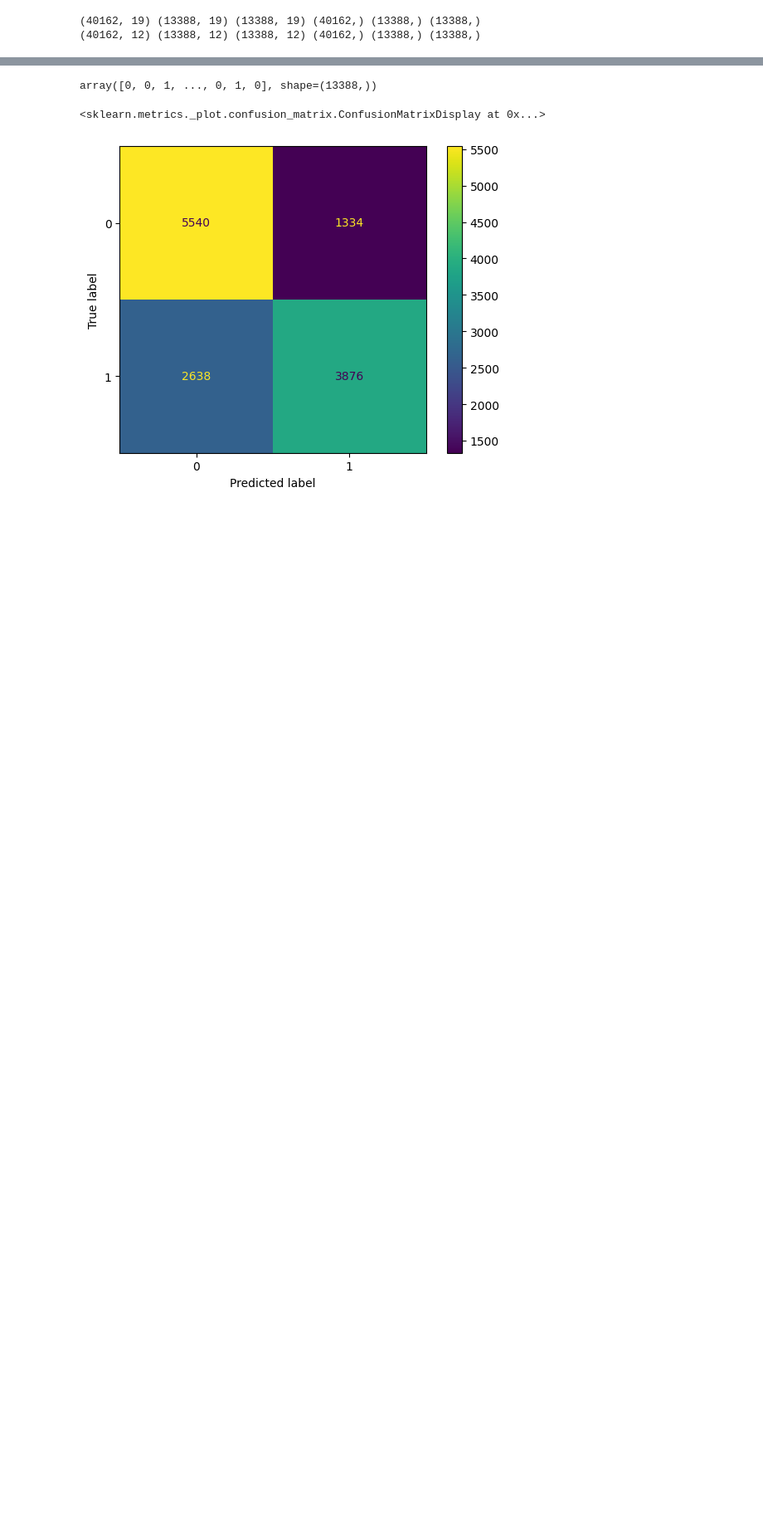
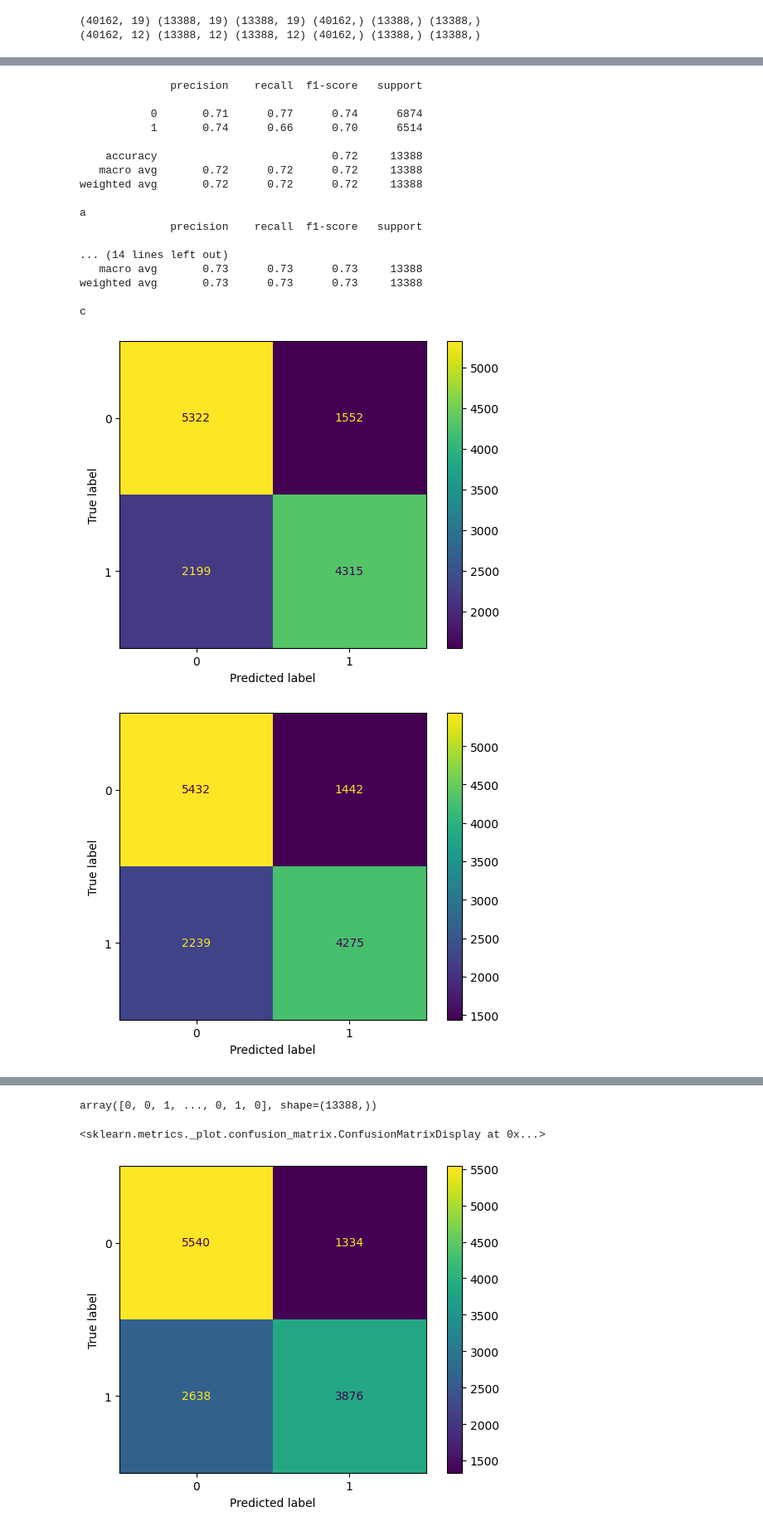
Before and after one commit to bearwinterfirth/medical, a Jupyter notebook: disease_prediction_6.ipynb, the cells around one changed output, grey strips where cells are left out. Shown at 83% size. Drawn from its saved outputs; the diff is of its cells as text; code cells hidden in the pictures; blank space fills up the shorter version.

```diff
--- a/disease_prediction_6.ipynb
+++ b/disease_prediction_6.ipynb
@@ -88,0 +140,27 @@ GridSearchCV(estimator=Pipeline(steps=[('scaler', MinMaxScaler()),
+# %%
+Conf_Matr_Disp(g, snX2_val, y2_val)
+print("a")
+Conf_Matr_Disp(i, snX2_val, y2_val)
+print("b")
+Conf_Matr_Disp(k, snX2_val, y2_val)
+print("c")
+# %% [output]
+              precision    recall  f1-score   support
+
+           0       0.71      0.77      0.74      6874
+           1       0.74      0.66      0.70      6514
+
+    accuracy                           0.72     13388
+   macro avg       0.72      0.72      0.72     13388
+weighted avg       0.72      0.72      0.72     13388
+
+a
+              precision    recall  f1-score   support
+
+... (14 lines left out)
+   macro avg       0.73      0.73      0.73     13388
+weighted avg       0.73      0.73      0.73     13388
+
+c
+[figure, added]
+[figure, added]
```
Also changed, not shown: parts of 4 cells of this notebook, 1 other file.
